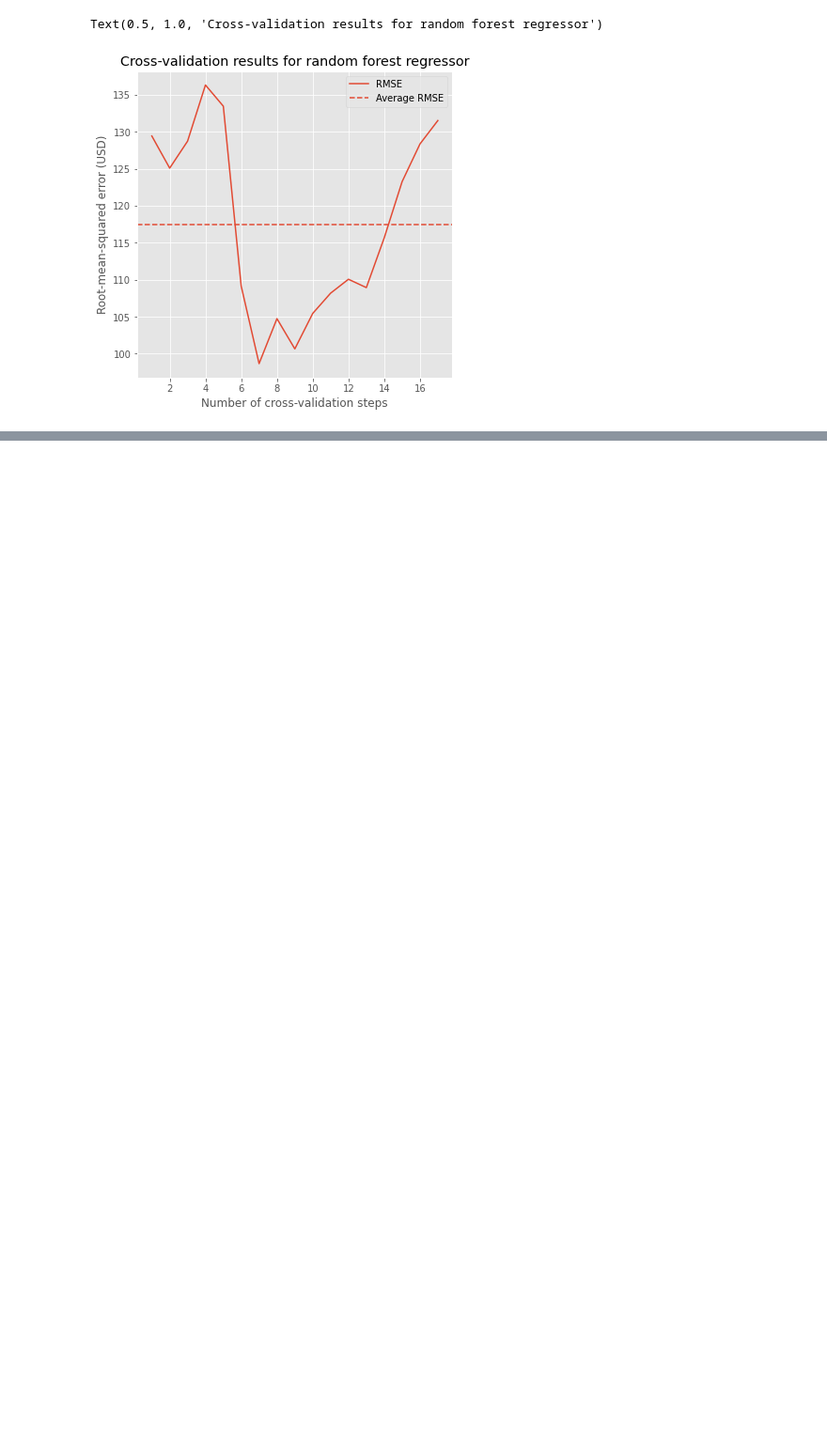
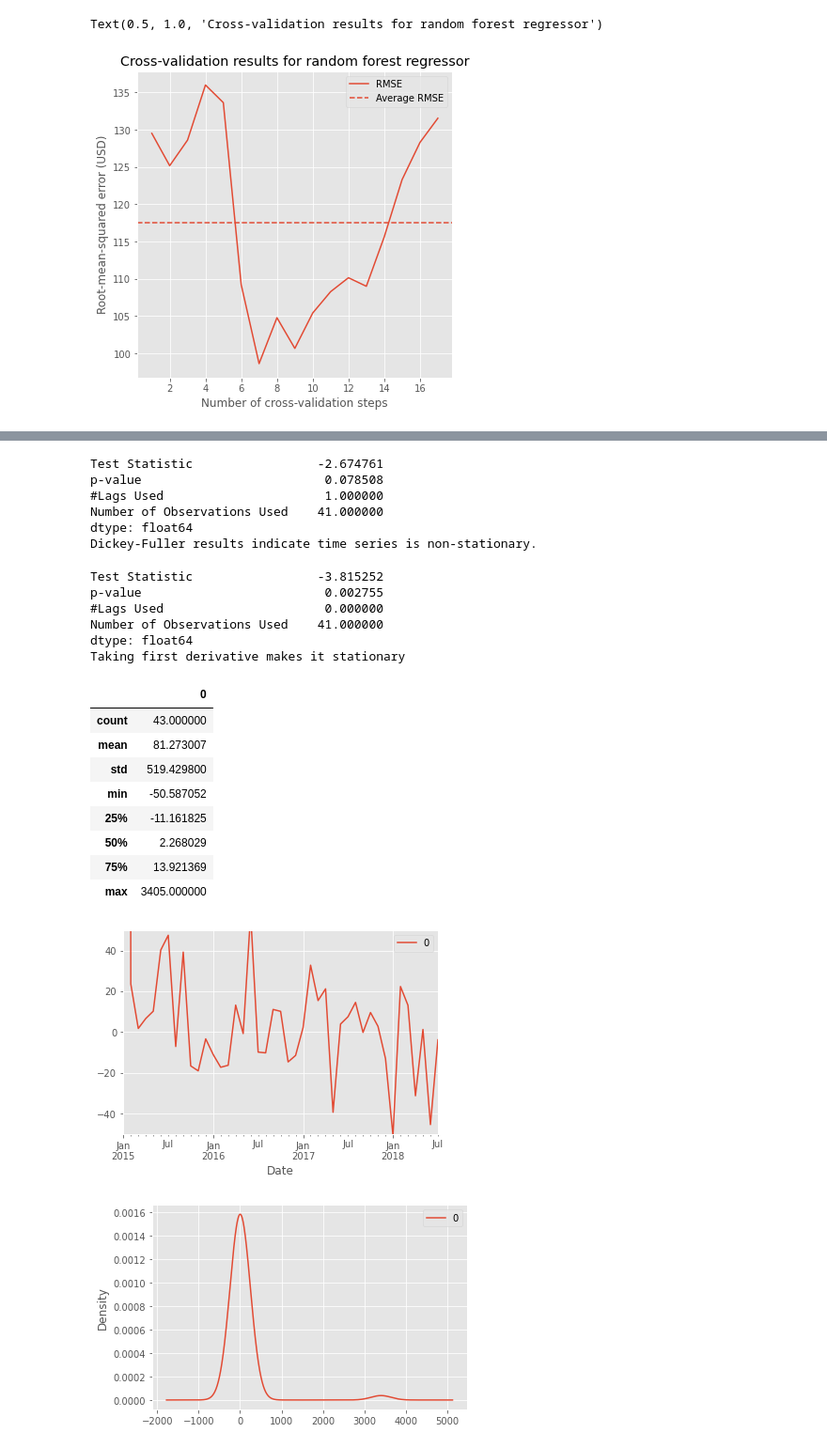
Before and after one commit to EugeniaDickson/zillow_rent_index, a Jupyter notebook: DouglasPizac/rent_model.ipynb, the cells around one changed output, grey strips where cells are left out. Shown at 94% size. Cells and saved outputs as stored; diff of their text form; code cells hidden in the pictures; blank space fills up the shorter version.

```diff
--- a/DouglasPizac/rent_model.ipynb
+++ b/DouglasPizac/rent_model.ipynb
@@ -392,0 +593,7 @@ cv_results
+# %%
+training_rent = park_train_rent.copy()
+training_rent.index = training_rent.index.to_period('M')
+model = ARIMA(training_rent, order = (15,1,0))
+# %%
+model_fit = model.fit()
+print(model_fit.summary())
@@ -392,0 +622,44 @@ cv_results
+# %%
+print(dfoutput)
+print('Dickey-Fuller results indicate time series is non-stationary.')
+# %% [output]
+Test Statistic                 -2.674761
+p-value                         0.078508
+#Lags Used                      1.000000
+Number of Observations Used    41.000000
+dtype: float64
+Dickey-Fuller results indicate time series is non-stationary.
+# %%
+first_diff = np.diff(park_train_rent)
+dftest = adfuller(first_diff, autolag='AIC', maxlag = 15 )
+dfoutput = pd.Series(dftest[0:4], index=['Test Statistic','p-value','#Lags Used','Number of Observations Used'])
+# %%
+print(dfoutput)
+print('Taking first derivative makes it stationary')
+
+residuals = pd.DataFrame(model_fit.resid)
+residuals.plot()
+
+plt.ylim([-50,50])
+
+residuals.plot(kind='kde')
+
+residuals.describe()
+# %% [output]
+Test Statistic                 -3.815252
+p-value                         0.002755
+#Lags Used                      0.000000
+Number of Observations Used    41.000000
+dtype: float64
+Taking first derivative makes it stationary
+|  | 0 |
+| count | 43.000000 |
+| mean | 81.273007 |
+| std | 519.429800 |
+| min | -50.587052 |
+| 25% | -11.161825 |
+| 50% | 2.268029 |
+| 75% | 13.921369 |
+| max | 3405.000000 |
+[figure, added]
+[figure, added]
```
Also changed, not shown: parts of 60 cells of this notebook.
